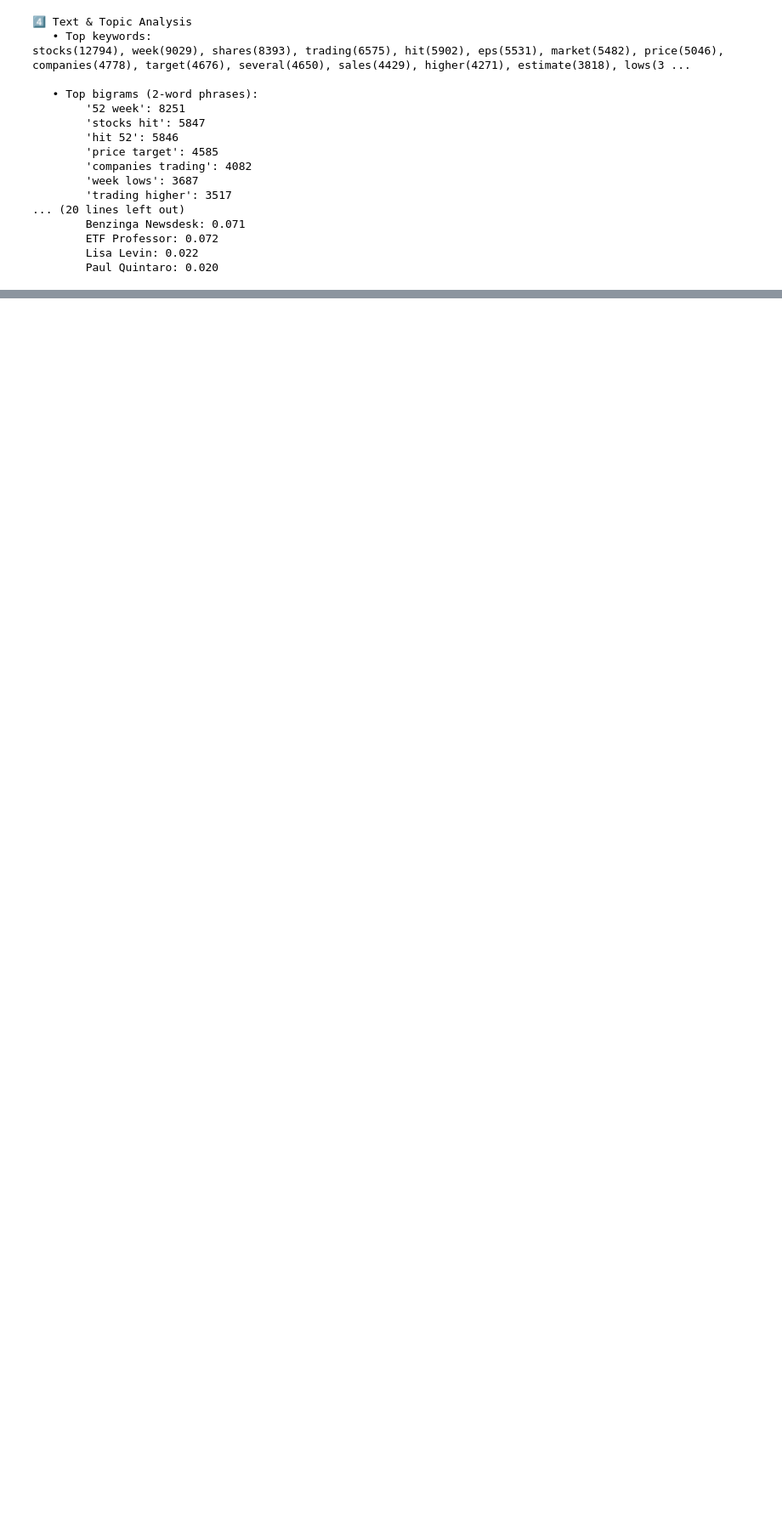
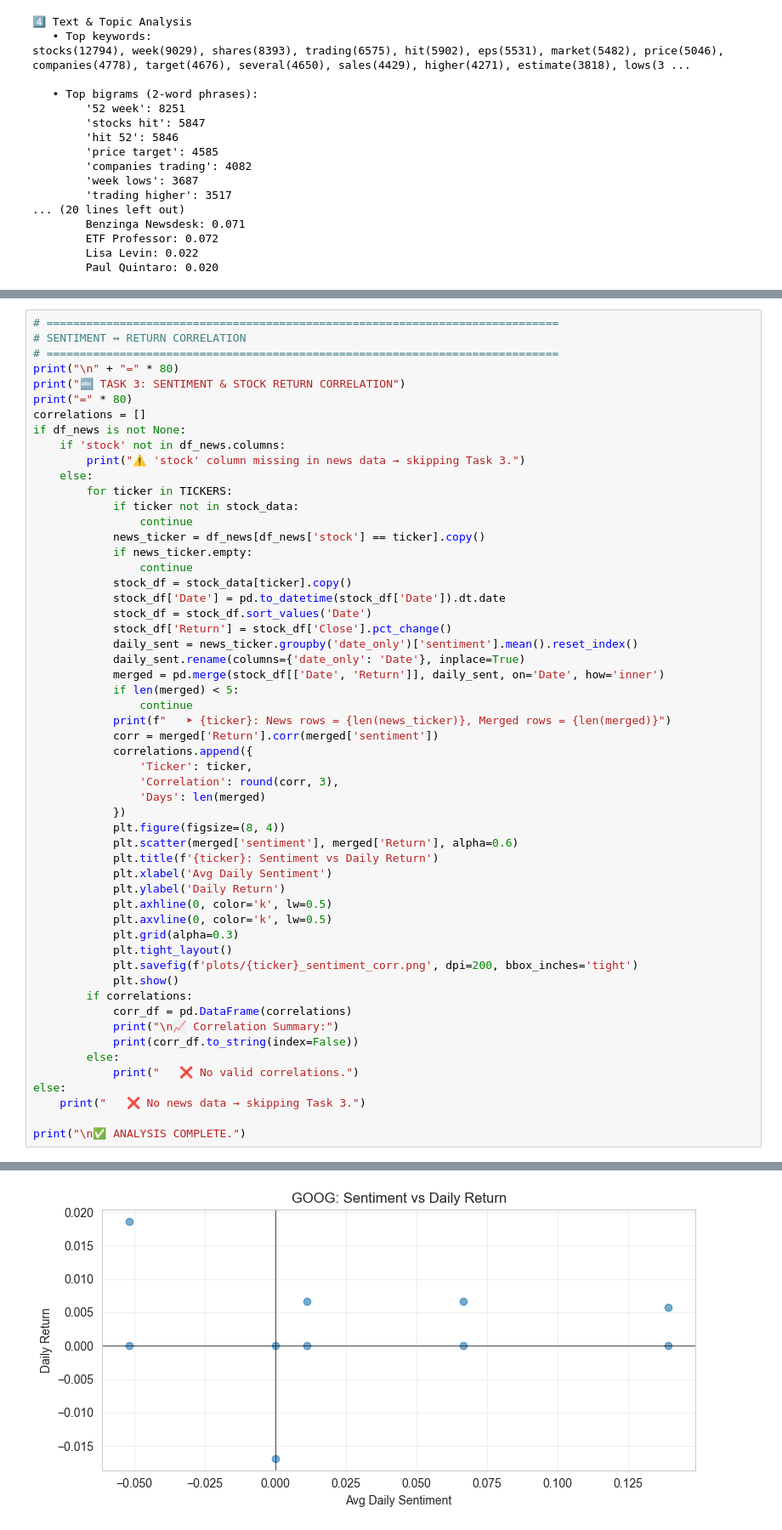
Before and after one commit to nahdes/Predicting-Price-Moves, a Jupyter notebook: notebooks/main.ipynb, the cells around one changed output, grey strips where cells are left out. Shown at 85% size. Cells and saved outputs as stored; diff of their text form; blank space fills up the shorter version.

```diff
--- a/notebooks/main.ipynb
+++ b/notebooks/main.ipynb
@@ -264,0 +586,56 @@ stocks(12794), week(9029), shares(8393), trading(6575), hit(5902), eps(5531), ma
+# %%
+# =============================================================================
+# SENTIMENT ↔ RETURN CORRELATION
+# =============================================================================
+print("\n" + "=" * 80)
+print("🔤 TASK 3: SENTIMENT & STOCK RETURN CORRELATION")
+print("=" * 80)
+correlations = []
+if df_news is not None:
+    if 'stock' not in df_news.columns:
+        print("⚠️ 'stock' column missing in news data → skipping Task 3.")
+    else:
+        for ticker in TICKERS:
+            if ticker not in stock_data:
+                continue
+            news_ticker = df_news[df_news['stock'] == ticker].copy()
+            if news_ticker.empty:
+                continue
+            stock_df = stock_data[ticker].copy()
+            stock_df['Date'] = pd.to_datetime(stock_df['Date']).dt.date
+            stock_df = stock_df.sort_values('Date')
+            stock_df['Return'] = stock_df['Close'].pct_change()
+            daily_sent = news_ticker.groupby('date_only')['sentiment'].mean().reset_index()
+            daily_sent.rename(columns={'date_only': 'Date'}, inplace=True)
+            merged = pd.merge(stock_df[['Date', 'Return']], daily_sent, on='Date', how='inner')
+            if len(merged) < 5:
+                continue
+            print(f"   ➤ {ticker}: News rows = {len(news_ticker)}, Merged rows = {len(merged)}")
+            corr = merged['Return'].corr(merged['sentiment'])
+            correlations.append({
+                'Ticker': ticker,
+                'Correlation': round(corr, 3),
+                'Days': len(merged)
+            })
+            plt.figure(figsize=(8, 4))
+            plt.scatter(merged['sentiment'], merged['Return'], alpha=0.6)
+            plt.title(f'{ticker}: Sentiment vs Daily Return')
+            plt.xlabel('Avg Daily Sentiment')
+            plt.ylabel('Daily Return')
+            plt.axhline(0, color='k', lw=0.5)
+            plt.axvline(0, color='k', lw=0.5)
+            plt.grid(alpha=0.3)
+            plt.tight_layout()
+            plt.savefig(f'plots/{ticker}_sentiment_corr.png', dpi=200, bbox_inches='tight')
+            plt.show()
+        if correlations:
+            corr_df = pd.DataFrame(correlations)
+            print("\n📈 Correlation Summary:")
+            print(corr_df.to_string(index=False))
+        else:
+            print("   ❌ No valid correlations.")
+else:
+    print("   ❌ No news data → skipping Task 3.")
+
+print("\n✅ ANALYSIS COMPLETE.")
+# %% [output]
@@ -264,0 +646 @@ stocks(12794), week(9029), shares(8393), trading(6575), hit(5902), eps(5531), ma
+[figure, added]
```
Also changed, not shown: parts of 7 cells of this notebook.
